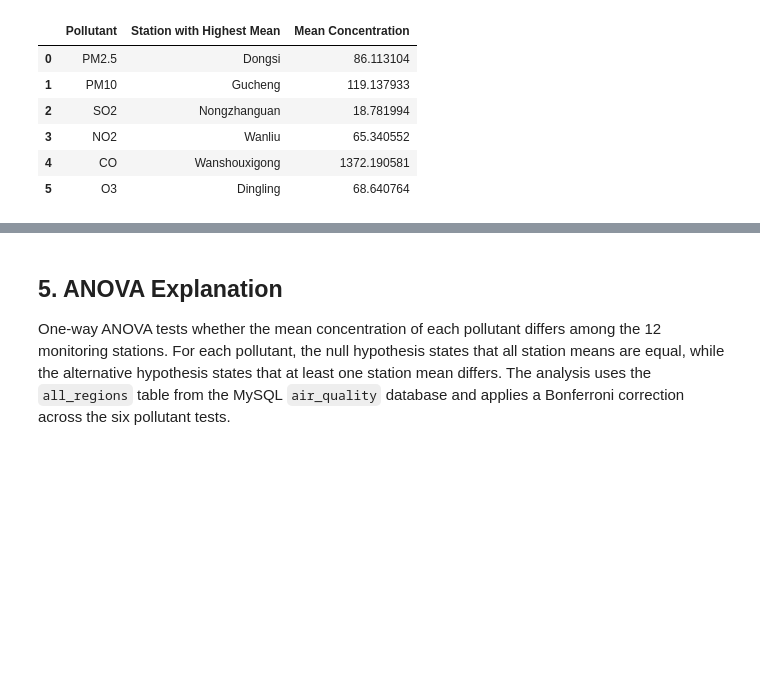
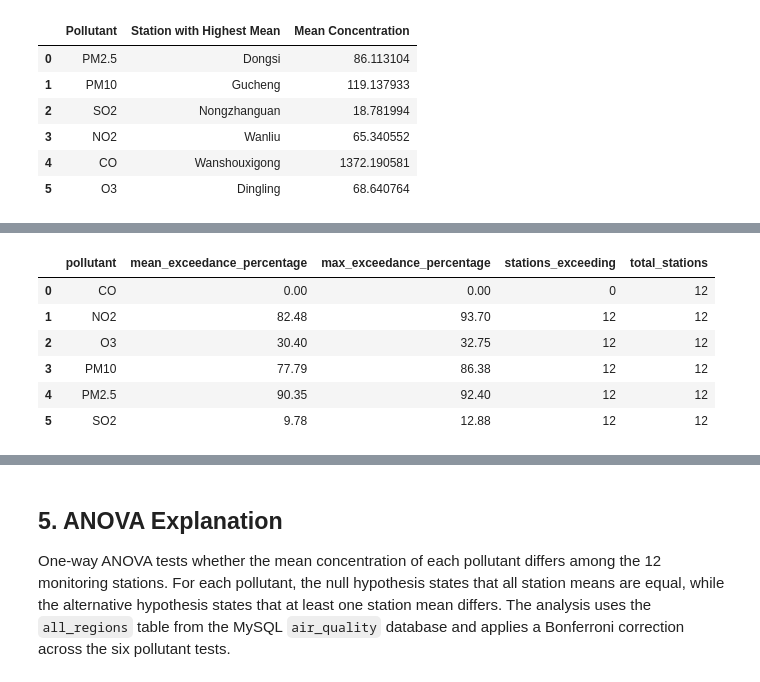
Before and after one commit to Dirk2928/Data_Science, a Jupyter notebook: Notebooks/stats_analysis_beijing_air_quality.ipynb, the cells around one changed output, grey strips where cells are left out. Cells and saved outputs as stored; diff of their text form; code cells hidden in the pictures; blank space fills up the shorter version.

```diff
--- a/Notebooks/stats_analysis_beijing_air_quality.ipynb
+++ b/Notebooks/stats_analysis_beijing_air_quality.ipynb
@@ -204,0 +366,25 @@ pd.set_option("display.max_rows", None)
+# %%
+who_exceedance_summary = (
+    who_exceedance_df.groupby("pollutant")
+    .agg(
+        metric=("metric", "first"),
+        mean_exceedance_percentage=("exceedance_percentage", "mean"),
+        max_exceedance_percentage=("exceedance_percentage", "max"),
+        stations_exceeding=("exceedances", lambda x: (x > 0).sum()),
+        total_stations=("station", "nunique"),
+    )
+    .reset_index()
+)
+who_exceedance_summary[["mean_exceedance_percentage", "max_exceedance_percentage"]] = (
+    who_exceedance_summary[["mean_exceedance_percentage", "max_exceedance_percentage"]].round(2)
+)
+
+who_exceedance_summary
+# %% [output]
+|  | pollutant | mean_exceedance_percentage | max_exceedance_percentage | stations_exceeding | total_stations |
+| 0 | CO | 0.00 | 0.00 | 0 | 12 |
+| 1 | NO2 | 82.48 | 93.70 | 12 | 12 |
+| 2 | O3 | 30.40 | 32.75 | 12 | 12 |
+| 3 | PM10 | 77.79 | 86.38 | 12 | 12 |
+| 4 | PM2.5 | 90.35 | 92.40 | 12 | 12 |
+| 5 | SO2 | 9.78 | 12.88 | 12 | 12 |
```
Also changed, not shown: parts of 3 cells of this notebook, 1 other file.
